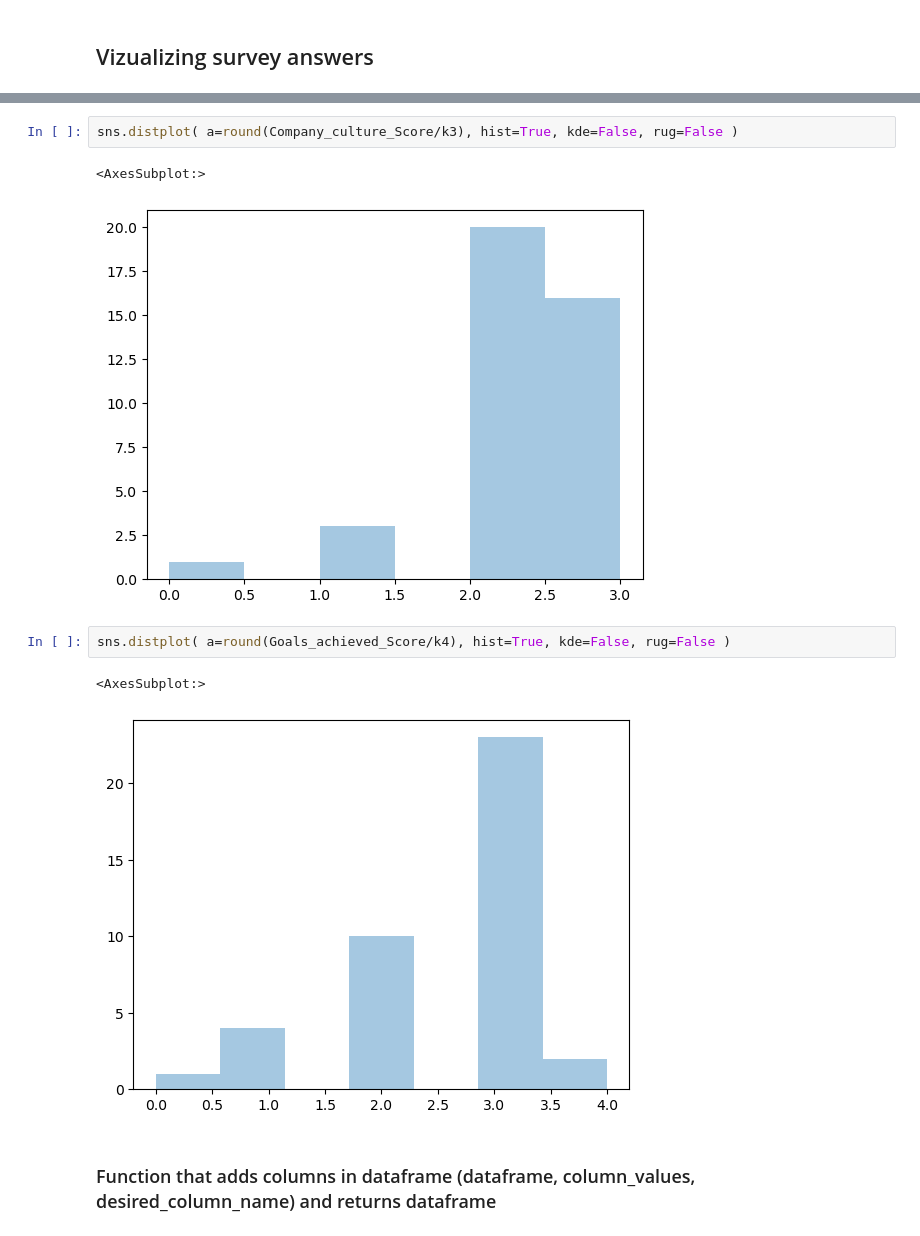
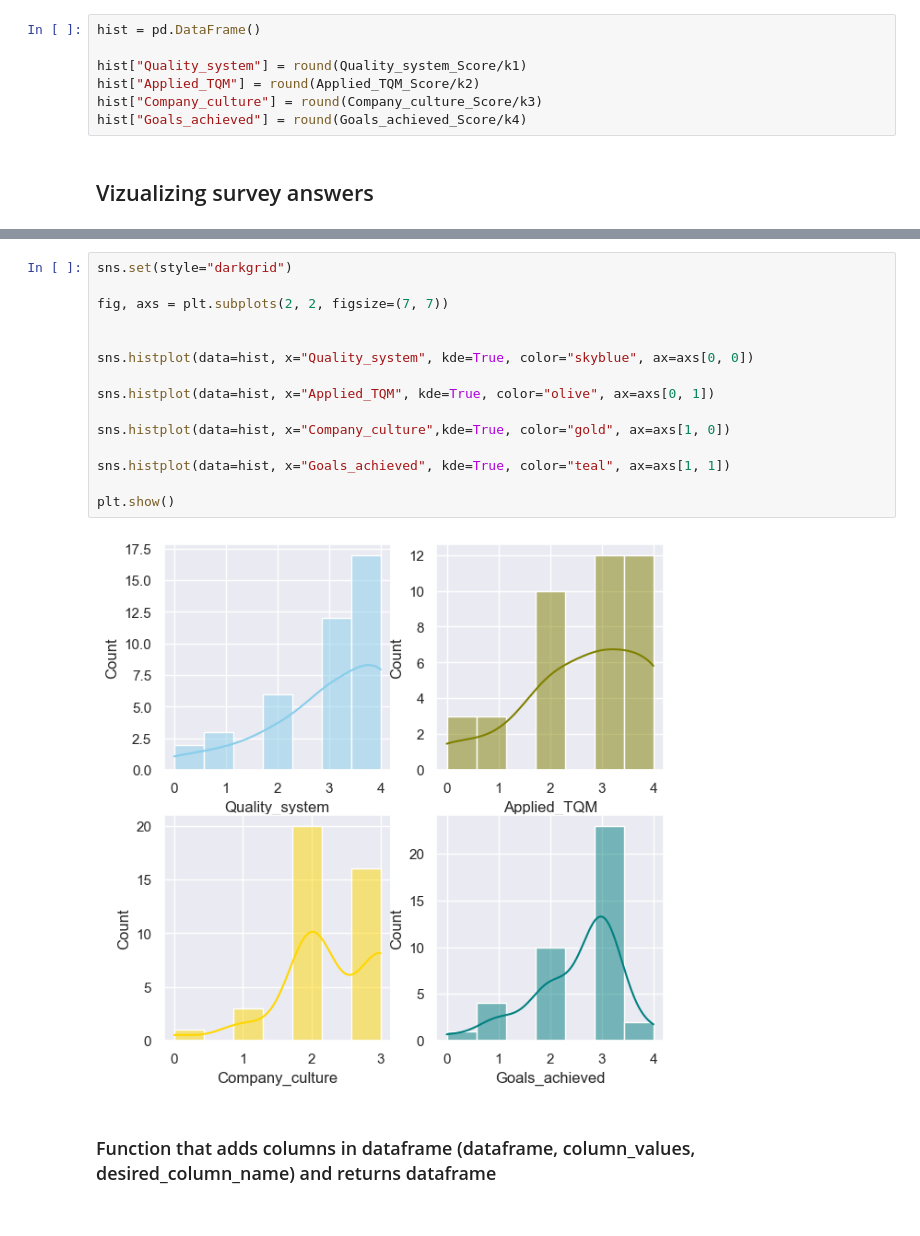
Before and after one commit to TsakalParis/Logistics_survey_analysis, a Jupyter notebook: English logistics survey.ipynb, the cells around one changed output, grey strips where cells are left out. Saved outputs shown, nothing was run; the diff lists cells and outputs as text.

```diff
--- a/English logistics survey.ipynb
+++ b/English logistics survey.ipynb
@@ -389,5 +389,12 @@ Company_culture_Score = Company_culture.sum(axis=1)
 # %%
 Goals_achieved, k4 = survey_grouping(df_processed, "12.")
 Goals_achieved_Score = Goals_achieved.sum(axis=1)
+# %%
+hist = pd.DataFrame()
+
+hist["Quality_system"] = round(Quality_system_Score/k1)
+hist["Applied_TQM"] = round(Applied_TQM_Score/k2)
+hist["Company_culture"] = round(Company_culture_Score/k3)
+hist["Goals_achieved"] = round(Goals_achieved_Score/k4)
 # %% [markdown]
 ## Vizualizing survey answers
@@ -404,13 +401,20 @@ sns.distplot( a=round(Applied_TQM_Score/k2), hist=True, kde=False, rug=False )
-# %%
-sns.distplot( a=round(Company_culture_Score/k3), hist=True, kde=False, rug=False )
-# %% [output]
-<AxesSubplot:>
-[figure, removed]
-# %%
-sns.distplot( a=round(Goals_achieved_Score/k4), hist=True, kde=False, rug=False )
-# %% [output]
-<AxesSubplot:>
-[figure, removed]
+# %%
+sns.set(style="darkgrid")
+
+fig, axs = plt.subplots(2, 2, figsize=(7, 7))
+
+
+sns.histplot(data=hist, x="Quality_system", kde=True, color="skyblue", ax=axs[0, 0])
+
+sns.histplot(data=hist, x="Applied_TQM", kde=True, color="olive", ax=axs[0, 1])
+
+sns.histplot(data=hist, x="Company_culture",kde=True, color="gold", ax=axs[1, 0])
+
+sns.histplot(data=hist, x="Goals_achieved", kde=True, color="teal", ax=axs[1, 1])
+
+plt.show()
+# %% [output]
+[figure, added]
 # %% [markdown]
 ### Function that adds columns in dataframe (dataframe, column_values, desired_column_name) and returns dataframe
 # %%
```
Also changed, not shown: parts of 4 cells of this notebook.
